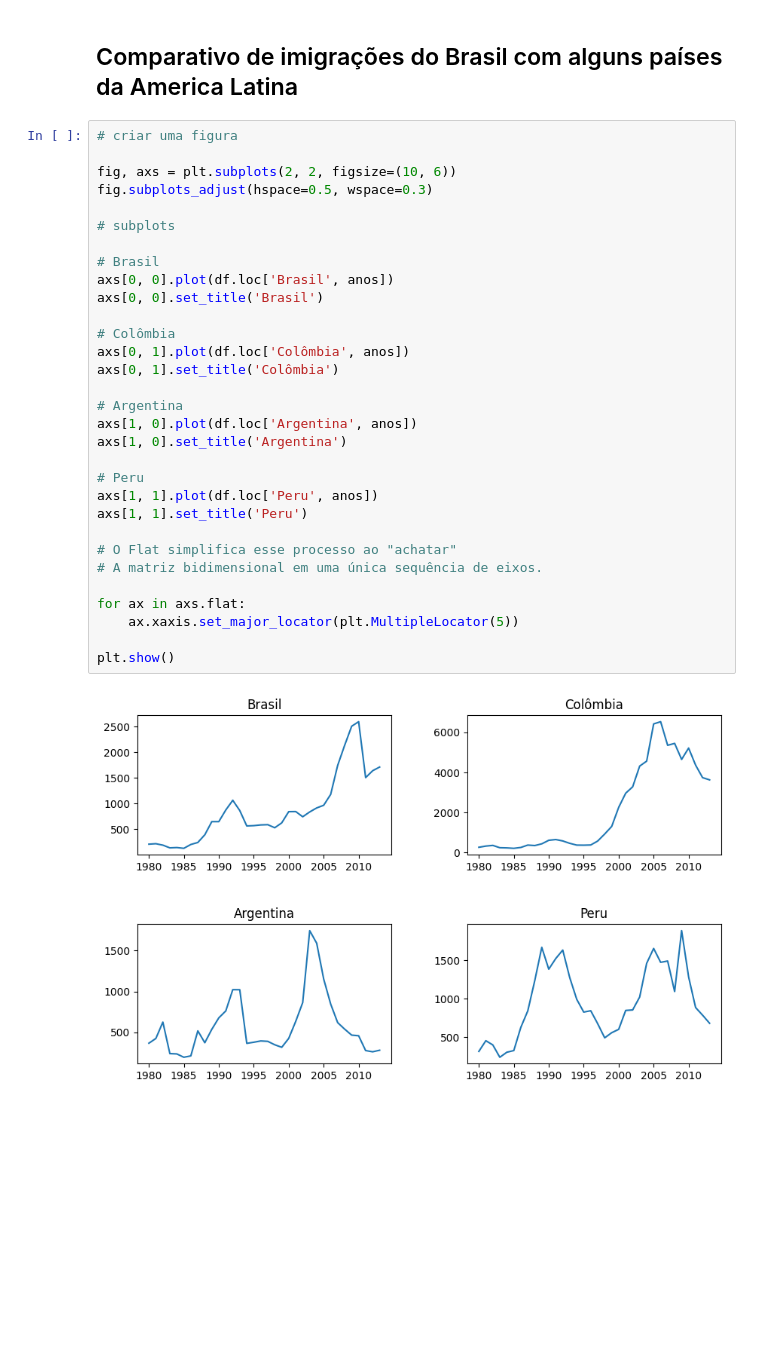
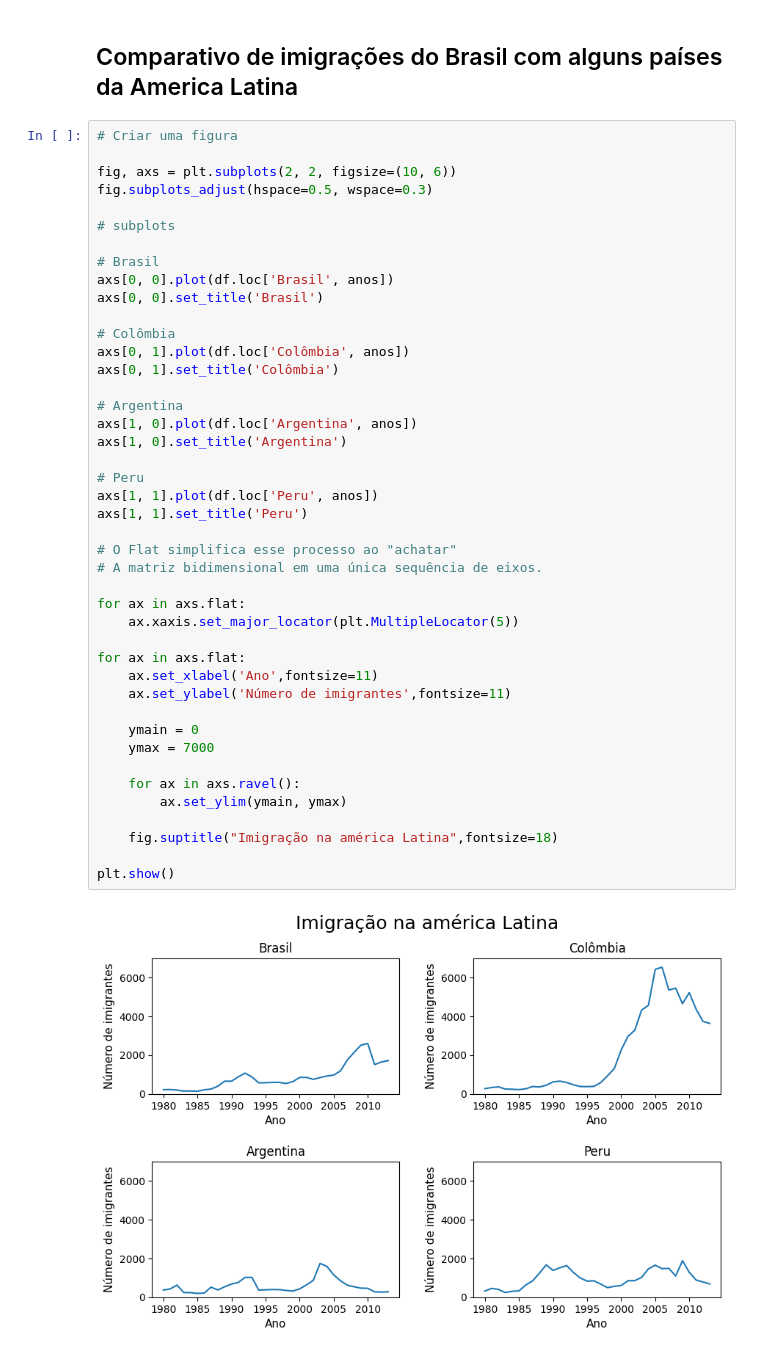
Before and after one commit to rafaelflorentinobarbosa/DataScience, a Jupyter notebook: semanaestatistica/notebooks/aula01.ipynb, the cells around one changed output. Cells and saved outputs as stored; diff of their text form; blank space fills up the shorter version.

```diff
--- a/semanaestatistica/notebooks/aula01.ipynb
+++ b/semanaestatistica/notebooks/aula01.ipynb
@@ -324,35 +343,47 @@ argentina
 # %% [markdown]
 ## Comparativo de imigrações do Brasil com alguns países da America Latina
 # %%
-# criar uma figura
+# Criar uma figura
 
 fig, axs = plt.subplots(2, 2, figsize=(10, 6))
 fig.subplots_adjust(hspace=0.5, wspace=0.3)
 
 # subplots
 
 # Brasil
 axs[0, 0].plot(df.loc['Brasil', anos])
 axs[0, 0].set_title('Brasil')
 
 # Colômbia
 axs[0, 1].plot(df.loc['Colômbia', anos])
 axs[0, 1].set_title('Colômbia')
 
 # Argentina
 axs[1, 0].plot(df.loc['Argentina', anos])
 axs[1, 0].set_title('Argentina')
 
 # Peru
 axs[1, 1].plot(df.loc['Peru', anos])
 axs[1, 1].set_title('Peru')
 
 # O Flat simplifica esse processo ao "achatar"
 # A matriz bidimensional em uma única sequência de eixos.
 
 for ax in axs.flat:
     ax.xaxis.set_major_locator(plt.MultipleLocator(5))
 
+for ax in axs.flat:
+    ax.set_xlabel('Ano',fontsize=11)
+    ax.set_ylabel('Número de imigrantes',fontsize=11)
+
+    ymain = 0
+    ymax = 7000
+
+    for ax in axs.ravel():
+        ax.set_ylim(ymain, ymax)
+
+    fig.suptitle("Imigração na américa Latina",fontsize=18)
+
 plt.show()
 # %% [output]
-[figure, old version]
+[figure, new version]
```
Also changed, not shown: parts of 7 cells of this notebook.
